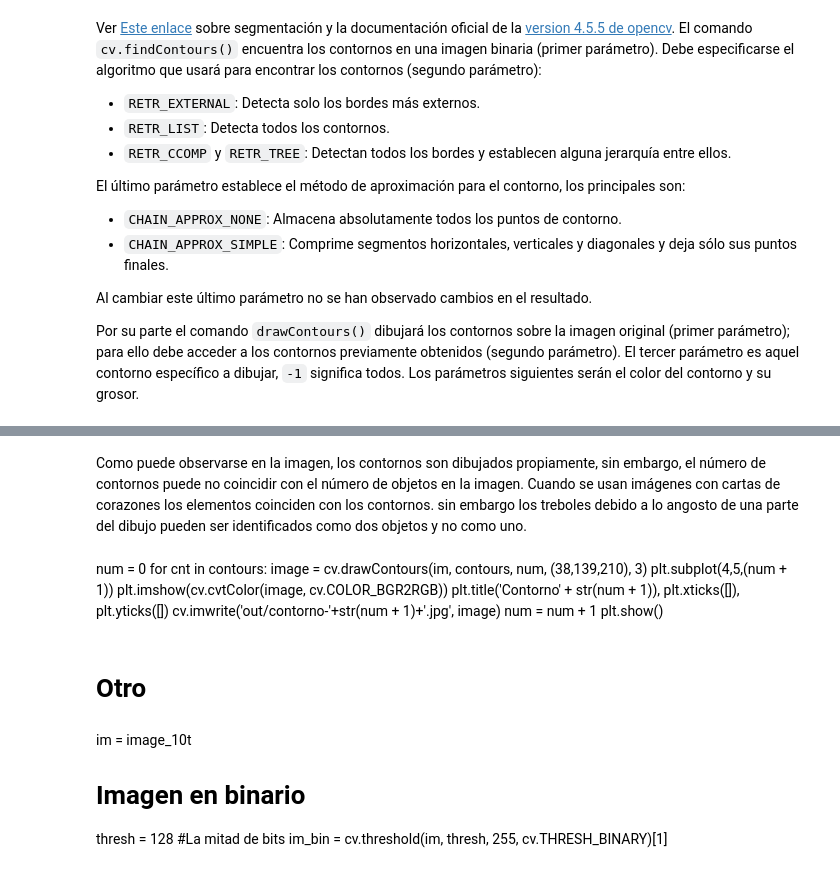
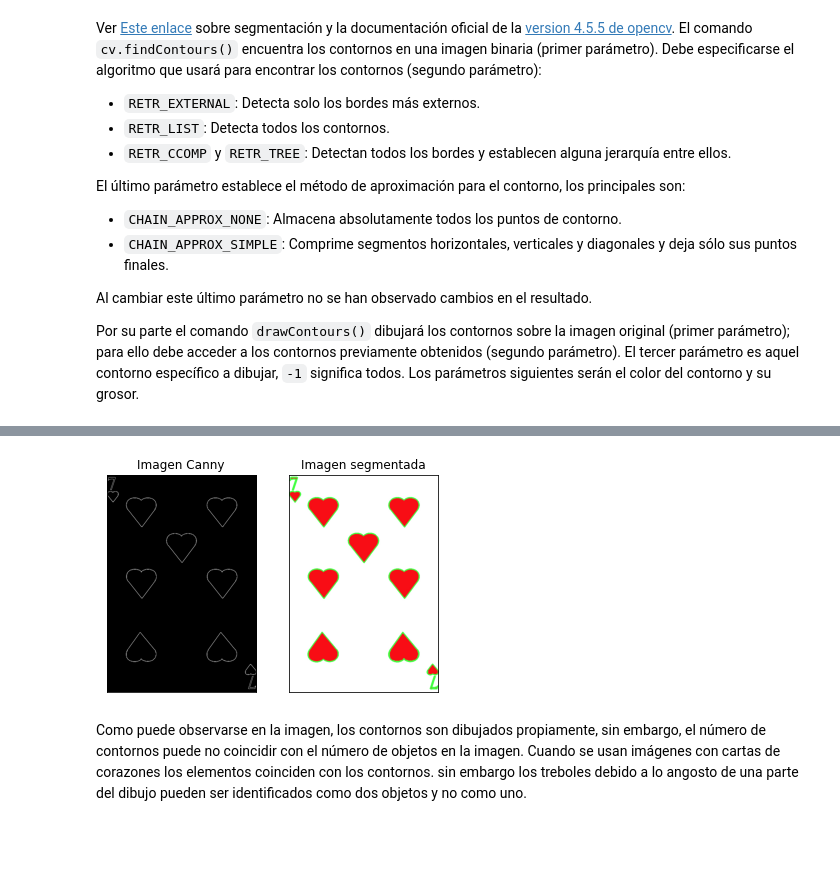
Before and after one commit to genomorro/unir, a Jupyter notebook: main.ipynb, the cells around one changed output, grey strips where cells are left out. Drawn from its saved outputs; the diff is of its cells as text; code cells hidden in the pictures; blank space fills up the shorter version.

```diff
--- a/main.ipynb
+++ b/main.ipynb
@@ -51,30 +57,15 @@ print('Número de contornos encontrados: ', len(contours))
 # %%
-im = cv.cvtColor(im, cv.COLOR_BGR2RGB)
+#im = cv.cvtColor(im, cv.COLOR_BGR2RGB)
 canny = cv.cvtColor(canny, cv.COLOR_BGR2RGB)
 out = cv.cvtColor(out, cv.COLOR_BGR2RGB)
 plt.subplot(121)
 plt.imshow(canny)
 plt.title('Imagen Canny'), plt.xticks([]), plt.yticks([])
 plt.subplot(122)
 plt.imshow(out)
 plt.title('Imagen segmentada'), plt.xticks([]), plt.yticks([])
 plt.show()
+# %% [output]
+[figure, added]
 # %% [markdown]
 Como puede observarse en la imagen, los contornos son dibujados propiamente, sin embargo, el número de contornos puede no coincidir con el número de objetos en la imagen. Cuando se usan imágenes con cartas de corazones los elementos coinciden con los contornos. sin embargo los treboles debido a lo angosto de una parte del dibujo pueden ser identificados como dos objetos y no como uno.
-# %% [markdown]
-num = 0
-for cnt in contours:
-    image = cv.drawContours(im, contours, num, (38,139,210), 3)
-    plt.subplot(4,5,(num + 1))
-    plt.imshow(cv.cvtColor(image, cv.COLOR_BGR2RGB))
-    plt.title('Contorno' + str(num + 1)), plt.xticks([]), plt.yticks([])
-    cv.imwrite('out/contorno-'+str(num + 1)+'.jpg', image)
-    num = num + 1
-plt.show()
-# %% [markdown]
-# Otro
-# %% [markdown]
-im = image_10t
-# Imagen en binario
-thresh = 128 #La mitad de bits
-im_bin = cv.threshold(im, thresh, 255, cv.THRESH_BINARY)[1]
```
Also changed, not shown: parts of 6 cells of this notebook, 1 other file.
